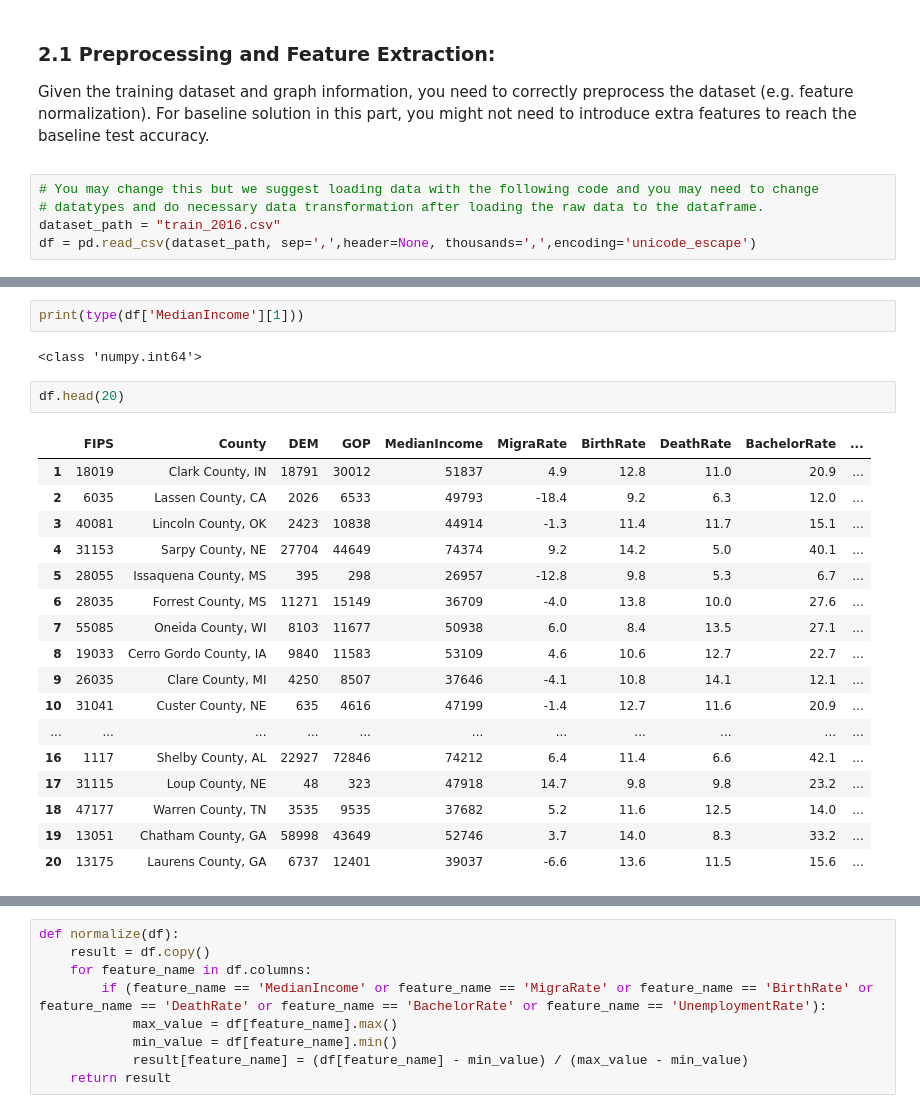
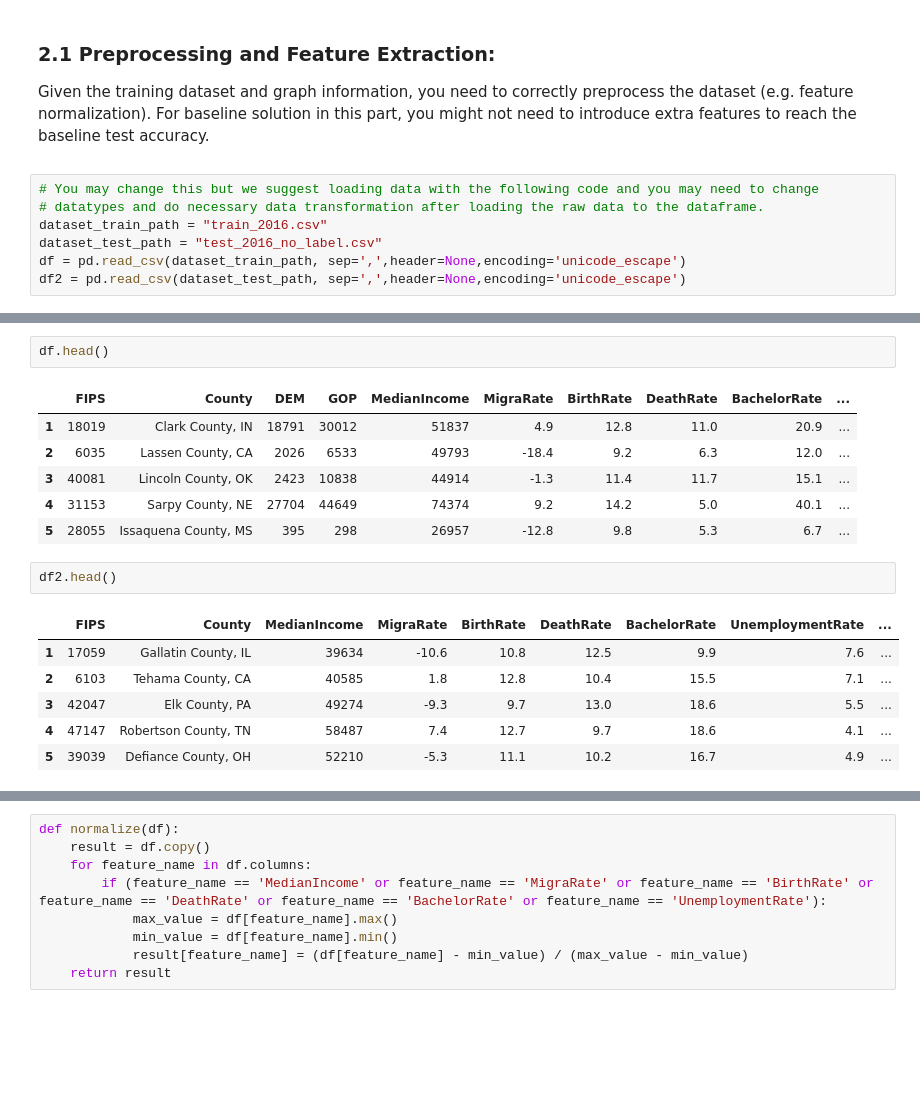
Before and after one commit to peteroh23/ML_ElectionProject, a Jupyter notebook: CS 4780 Final Project KRJO.ipynb, the cells around one changed output, grey strips where cells are left out. Drawn from its saved outputs; the diff is of its cells as text; blank space fills up the shorter version.

```diff
--- a/CS 4780 Final Project KRJO.ipynb
+++ b/CS 4780 Final Project KRJO.ipynb
@@ -71,6 +71,8 @@ Given the training dataset and graph information, you need to correctly preproce
 # %%
 # You may change this but we suggest loading data with the following code and you may need to change
 # datatypes and do necessary data transformation after loading the raw data to the dataframe.
-dataset_path = "train_2016.csv"
-df = pd.read_csv(dataset_path, sep=',',header=None, thousands=',',encoding='unicode_escape')
+dataset_train_path = "train_2016.csv"
+dataset_test_path = "test_2016_no_label.csv"
+df = pd.read_csv(dataset_train_path, sep=',',header=None,encoding='unicode_escape')
+df2 = pd.read_csv(dataset_test_path, sep=',',header=None,encoding='unicode_escape')
 # %%
@@ -114,24 +108,18 @@ See the caveats in the documentation: https://pandas.pydata.org/pandas-docs/stab
-# %%
-print(type(df['MedianIncome'][1]))
-# %% [output]
-<class 'numpy.int64'>
 # %%
-df.head(20)
+df.head()
 # %% [output]
 |  | FIPS | County | DEM | GOP | MedianIncome | MigraRate | BirthRate | DeathRate | BachelorRate | ... |
 | 1 | 18019 | Clark County, IN | 18791 | 30012 | 51837 | 4.9 | 12.8 | 11.0 | 20.9 | ... |
 | 2 | 6035 | Lassen County, CA | 2026 | 6533 | 49793 | -18.4 | 9.2 | 6.3 | 12.0 | ... |
 | 3 | 40081 | Lincoln County, OK | 2423 | 10838 | 44914 | -1.3 | 11.4 | 11.7 | 15.1 | ... |
 | 4 | 31153 | Sarpy County, NE | 27704 | 44649 | 74374 | 9.2 | 14.2 | 5.0 | 40.1 | ... |
 | 5 | 28055 | Issaquena County, MS | 395 | 298 | 26957 | -12.8 | 9.8 | 5.3 | 6.7 | ... |
-| 6 | 28035 | Forrest County, MS | 11271 | 15149 | 36709 | -4.0 | 13.8 | 10.0 | 27.6 | ... |
-| 7 | 55085 | Oneida County, WI | 8103 | 11677 | 50938 | 6.0 | 8.4 | 13.5 | 27.1 | ... |
-| 8 | 19033 | Cerro Gordo County, IA | 9840 | 11583 | 53109 | 4.6 | 10.6 | 12.7 | 22.7 | ... |
-| 9 | 26035 | Clare County, MI | 4250 | 8507 | 37646 | -4.1 | 10.8 | 14.1 | 12.1 | ... |
-| 10 | 31041 | Custer County, NE | 635 | 4616 | 47199 | -1.4 | 12.7 | 11.6 | 20.9 | ... |
-| ... | ... | ... | ... | ... | ... | ... | ... | ... | ... | ... |
-| 16 | 1117 | Shelby County, AL | 22927 | 72846 | 74212 | 6.4 | 11.4 | 6.6 | 42.1 | ... |
-| 17 | 31115 | Loup County, NE | 48 | 323 | 47918 | 14.7 | 9.8 | 9.8 | 23.2 | ... |
-| 18 | 47177 | Warren County, TN | 3535 | 9535 | 37682 | 5.2 | 11.6 | 12.5 | 14.0 | ... |
-| 19 | 13051 | Chatham County, GA | 58998 | 43649 | 52746 | 3.7 | 14.0 | 8.3 | 33.2 | ... |
-| 20 | 13175 | Laurens County, GA | 6737 | 12401 | 39037 | -6.6 | 13.6 | 11.5 | 15.6 | ... |
+# %%
+df2.head()
+# %% [output]
+|  | FIPS | County | MedianIncome | MigraRate | BirthRate | DeathRate | BachelorRate | UnemploymentRate | ... |
+| 1 | 17059 | Gallatin County, IL | 39634 | -10.6 | 10.8 | 12.5 | 9.9 | 7.6 | ... |
+| 2 | 6103 | Tehama County, CA | 40585 | 1.8 | 12.8 | 10.4 | 15.5 | 7.1 | ... |
+| 3 | 42047 | Elk County, PA | 49274 | -9.3 | 9.7 | 13.0 | 18.6 | 5.5 | ... |
+| 4 | 47147 | Robertson County, TN | 58487 | 7.4 | 12.7 | 9.7 | 18.6 | 4.1 | ... |
+| 5 | 39039 | Defiance County, OH | 52210 | -5.3 | 11.1 | 10.2 | 16.7 | 4.9 | ... |
```
Also changed, not shown: parts of 16 cells of this notebook.
